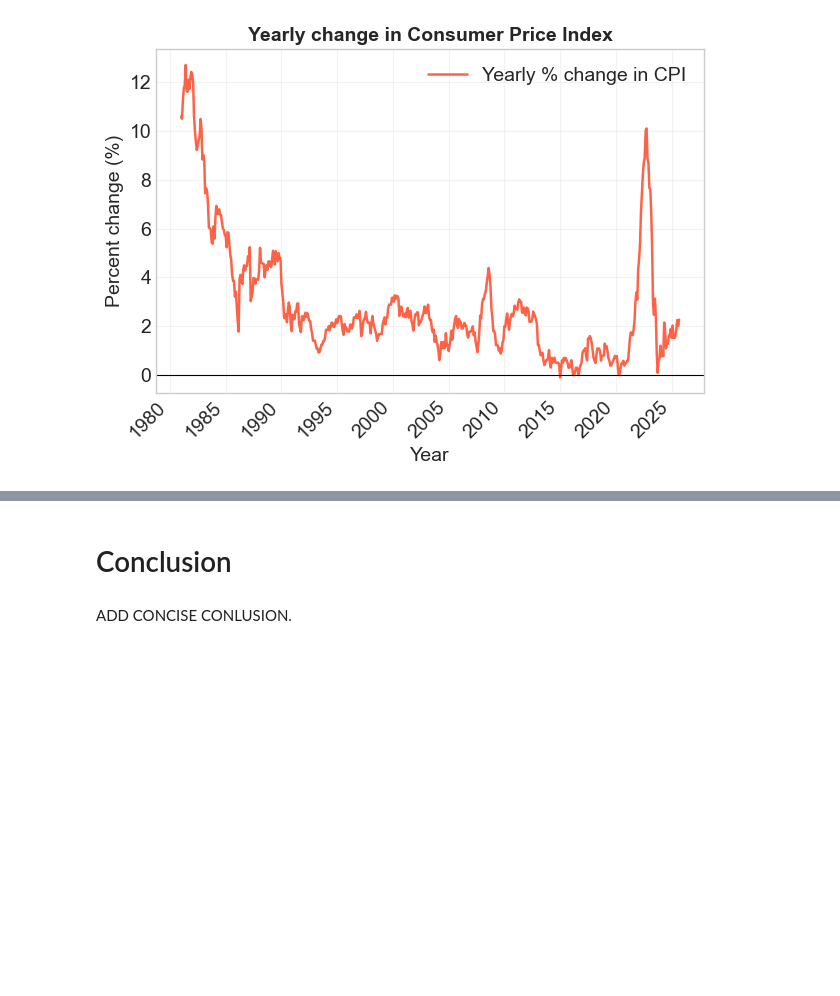
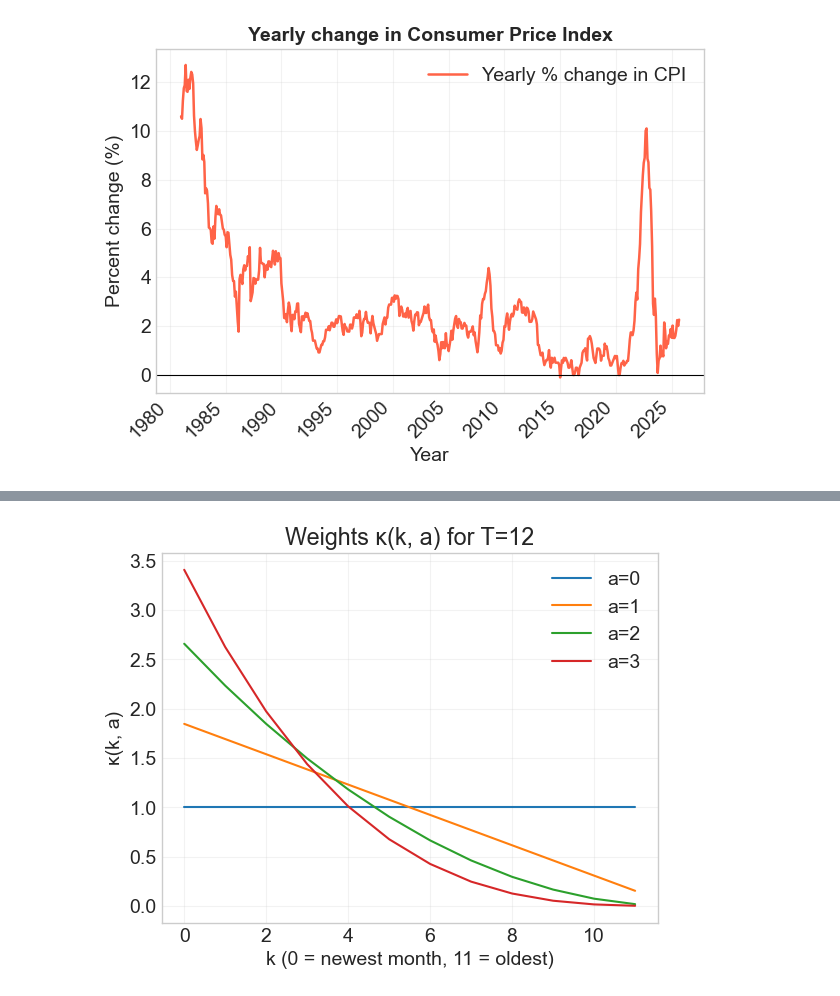
Before and after one commit to gcr710/Andreas, a Jupyter notebook: dataproject/dataproject.ipynb, the cells around one changed output, grey strips where cells are left out. Cells and saved outputs as stored; diff of their text form; code cells hidden in the pictures; blank space fills up the shorter version.

```diff
--- a/dataproject/dataproject.ipynb
+++ b/dataproject/dataproject.ipynb
@@ -273,16 +263,35 @@ def K(k, a):
-# %%
-#Måske kan dette bruges
-def kappa_all_k(alpha, T=12):
-    k = np.arange(T)                            # k = 0..11
-    denom = np.sum((T - k) ** alpha)            # Σ (T - j)^α
-    κ = ((T - k) ** alpha) / denom * T          # κ(k,α)
-    return k, κ
-
-# sanity checks
-for a in [0,1,2,3]:
-    k, kap = kappa_all_k(a, T)
-    print(f"alpha={a}: sum κ = {kap.sum():.6f}")  # skal være T (=12)
-# %% [markdown]
-# Conclusion
-# %% [markdown]
-ADD CONCISE CONLUSION.
+# %%
+# weights kappa(k,a)
+def kappa(k, a):
+  ks = np.arange(T)
+  denom = np.sum((T - ks)**a)
+  return ((T - k)**a / denom) * T
+
+# plot kappa for a in {0,1,2,3}
+k_vals = np.arange(T)
+for a in [0, 1, 2, 3]:
+    plt.plot(k_vals, [kappa(k, a) for k in k_vals], label=f'a={a}')
+plt.xlabel('k (0 = newest month, 11 = oldest)')
+plt.ylabel('κ(k, a)')
+plt.title('Weights κ(k, a) for T=12')
+plt.legend(); plt.grid(True); plt.show()
+
+# instantaneous inflation
+def instantaneous_inflation_last_window(pi_last_12, a, T=12):
+    ks = np.arange(T)
+    w = (T - ks)**a
+    w = w / w.sum()
+    return np.prod((1.0 + np.asarray(pi_last_12))**w) - 1
+
+# Example
+def instantaneous_inflation_series(pi_series, a, T=12):
+    pi_series = np.asarray(pi_series)
+    out = np.full(pi_series.shape, np.nan, dtype=float)
+    ks = np.arange(T)
+    w = (T - ks)**a; w = w / w.sum()
+    for t in range(T-1, len(pi_series)):
+        window = pi_series[t-T+1:t+1]      # Latest 12 months
+        out[t] = np.prod((1.0 + window)**w) - 1
+    return out
+# %% [output]
+[figure, added]
```
Also changed, not shown: parts of 13 cells of this notebook.
